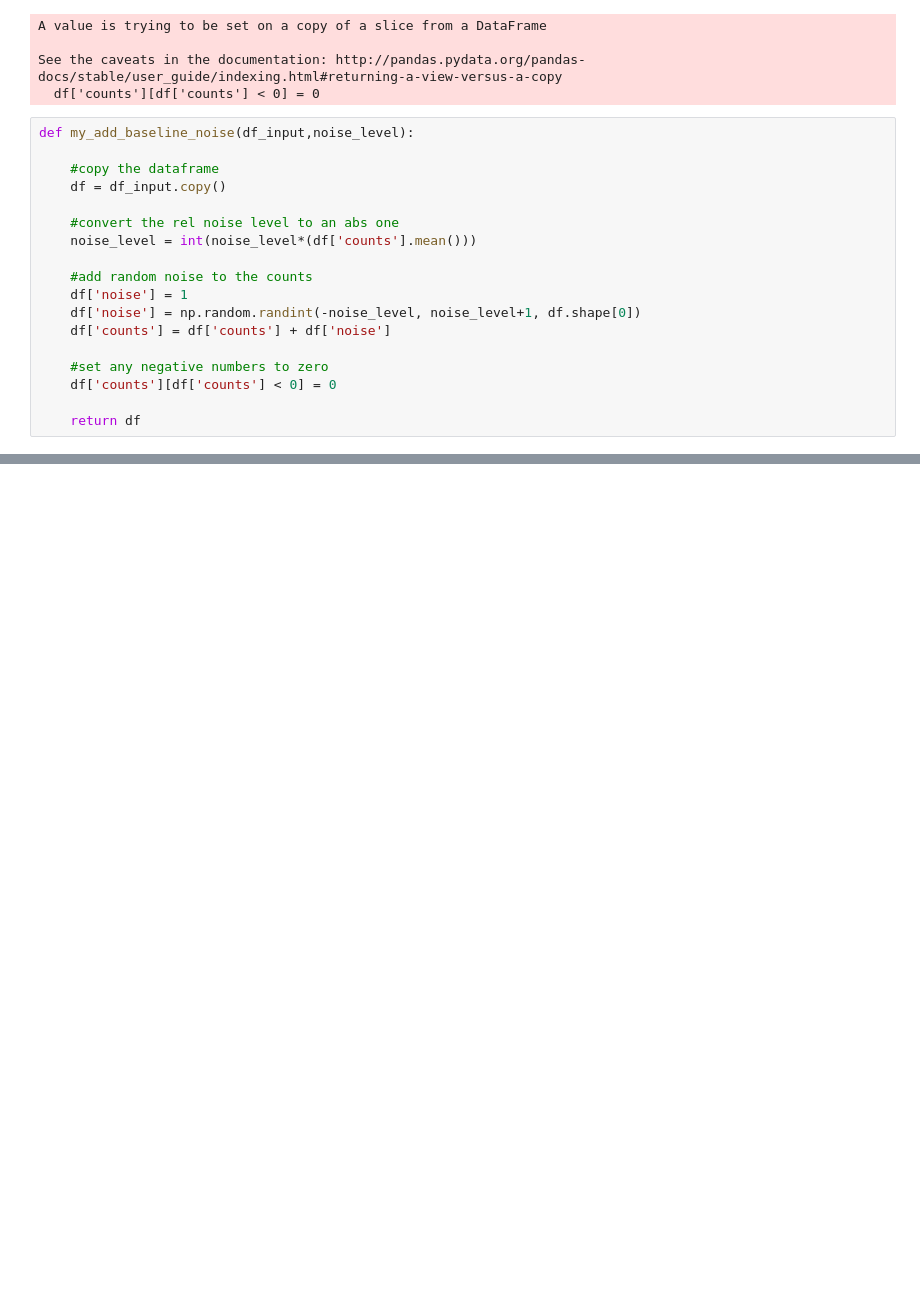
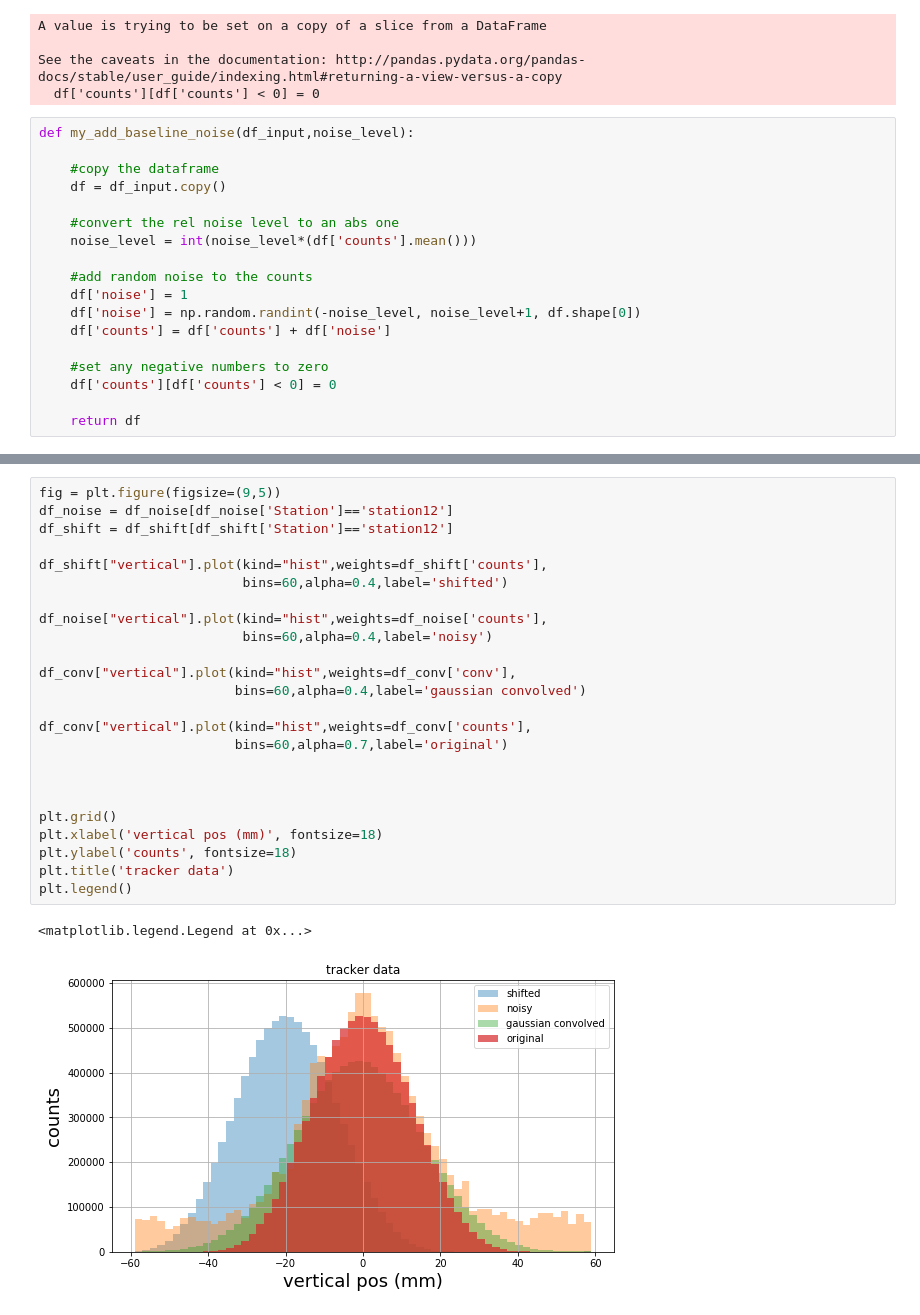
Before and after one commit to jasonbono/MuonConvolution, a Jupyter notebook: tracker_info/beam_moments_demo.ipynb, the cells around one changed output, grey strips where cells are left out. Drawn from its saved outputs; the diff is of its cells as text; blank space fills up the shorter version.

```diff
--- a/tracker_info/beam_moments_demo.ipynb
+++ b/tracker_info/beam_moments_demo.ipynb
@@ -142,0 +140,27 @@ plot_beam(df_tracker[df_tracker['Station']=='station12'])
+# %%
+fig = plt.figure(figsize=(9,5))
+df_noise = df_noise[df_noise['Station']=='station12']
+df_shift = df_shift[df_shift['Station']=='station12']
+
+df_shift["vertical"].plot(kind="hist",weights=df_shift['counts'],
+                          bins=60,alpha=0.4,label='shifted')
+
+df_noise["vertical"].plot(kind="hist",weights=df_noise['counts'],
+                          bins=60,alpha=0.4,label='noisy')
+
+df_conv["vertical"].plot(kind="hist",weights=df_conv['conv'],
+                         bins=60,alpha=0.4,label='gaussian convolved')
+
+df_conv["vertical"].plot(kind="hist",weights=df_conv['counts'],
+                         bins=60,alpha=0.7,label='original')
+
+
+
+plt.grid()
+plt.xlabel('vertical pos (mm)', fontsize=18)
+plt.ylabel('counts', fontsize=18)
+plt.title('tracker data')
+plt.legend()
+# %% [output]
+<matplotlib.legend.Legend at 0x...>
+[figure, added]
```
Also changed, not shown: parts of 21 cells of this notebook, 4 other files.
